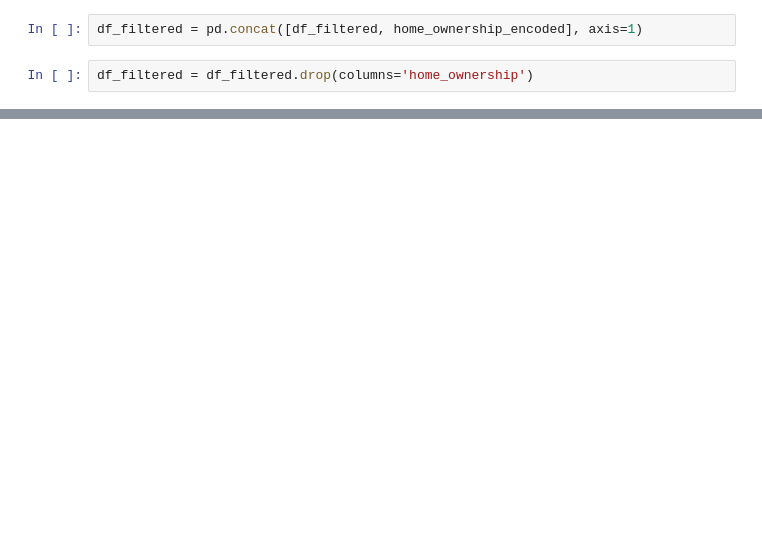
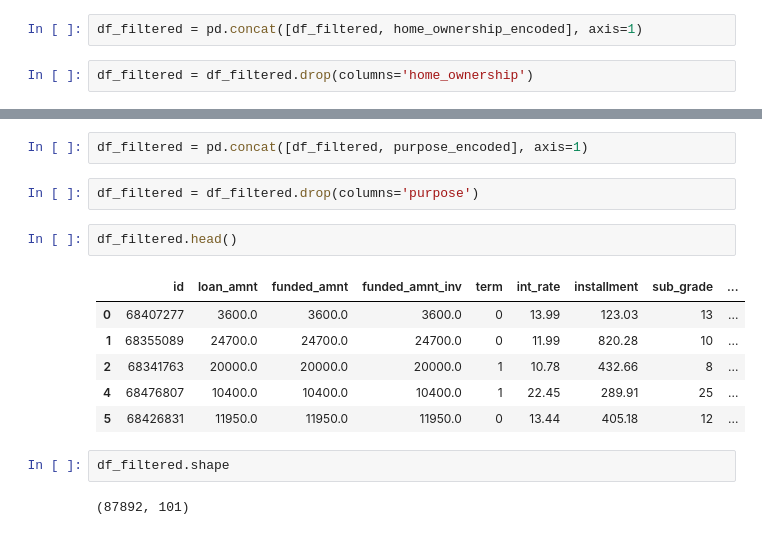
Before and after one commit to Rujuta-133/fintech-risk-scoring, a Jupyter notebook: notebooks/01_data_overview.ipynb, the cells around one changed output, grey strips where cells are left out. Cells and saved outputs as stored; diff of their text form; blank space fills up the shorter version.

```diff
--- a/notebooks/01_data_overview.ipynb
+++ b/notebooks/01_data_overview.ipynb
@@ -332,0 +600,17 @@ df_filtered.head()
+# %%
+df_filtered = pd.concat([df_filtered, purpose_encoded], axis=1)
+# %%
+df_filtered = df_filtered.drop(columns='purpose')
+# %%
+df_filtered.head()
+# %% [output]
+|  | id | loan_amnt | funded_amnt | funded_amnt_inv | term | int_rate | installment | sub_grade | ... |
+| 0 | 68407277 | 3600.0 | 3600.0 | 3600.0 | 0 | 13.99 | 123.03 | 13 | ... |
+| 1 | 68355089 | 24700.0 | 24700.0 | 24700.0 | 0 | 11.99 | 820.28 | 10 | ... |
+| 2 | 68341763 | 20000.0 | 20000.0 | 20000.0 | 1 | 10.78 | 432.66 | 8 | ... |
+| 4 | 68476807 | 10400.0 | 10400.0 | 10400.0 | 1 | 22.45 | 289.91 | 25 | ... |
+| 5 | 68426831 | 11950.0 | 11950.0 | 11950.0 | 0 | 13.44 | 405.18 | 12 | ... |
+# %%
+df_filtered.shape
+# %% [output]
+(87892, 101)
```
Also changed, not shown: parts of 37 cells of this notebook.
